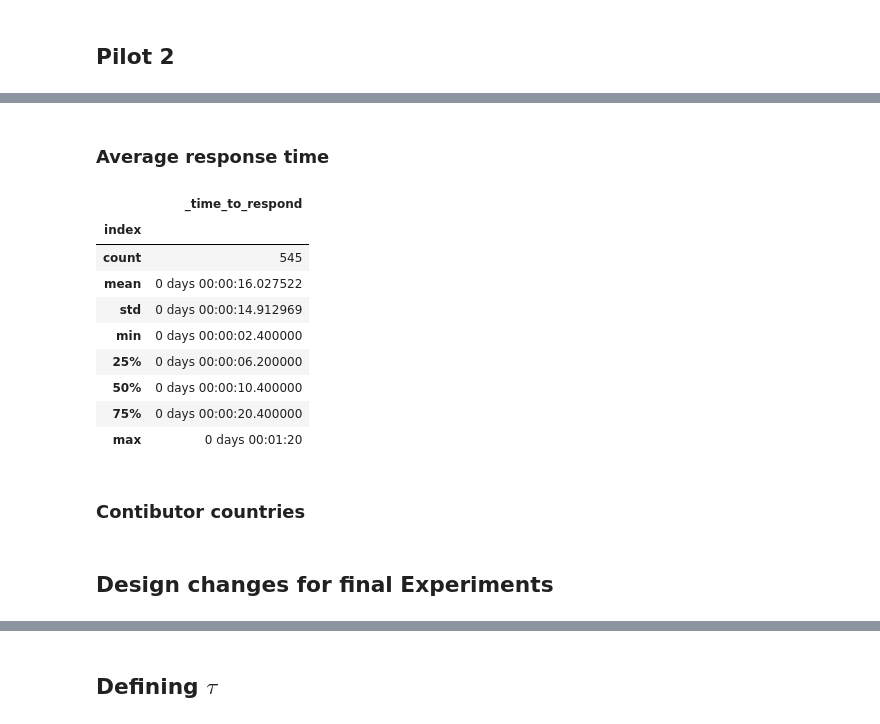
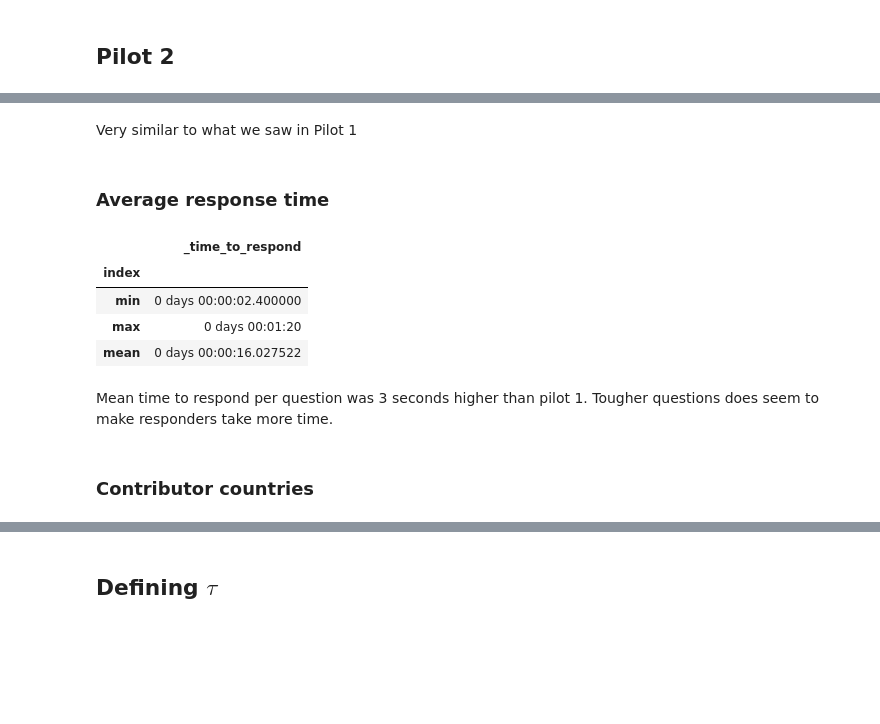
Before and after one commit to smferro54/W241_Final_Project, a Jupyter notebook: Final Project W241.ipynb, the cells around one changed output, grey strips where cells are left out. Cells and saved outputs as stored; diff of their text form; code cells hidden in the pictures; blank space fills up the shorter version.

Commit message:
Pilot2 write up and other screenshots

```diff
--- a/Final Project W241.ipynb
+++ b/Final Project W241.ipynb
@@ -162,20 +176,17 @@ len(second_pilot._worker_id.unique())
+# %% [markdown]
+Very similar to what we saw in Pilot 1
 # %% [markdown]
 ### Average response time
 # %%
 second_pilot['_time_to_respond'] = (second_pilot._created_at.apply(lambda x: datetime.strptime(x, "%m/%d/%Y %H:%M:%S"))-second_pilot._started_at.apply(lambda x: datetime.strptime(x, "%m/%d/%Y %H:%M:%S")))/5
-second_pilot['_time_to_respond'].describe().reset_index().set_index('index')
+second_pilot['_time_to_respond'].describe().reset_index().set_index('index').loc[['min', 'max', 'mean']]
 # %% [output]
 |  | _time_to_respond |
 | index |  |
-| count | 545 |
+| min | 0 days 00:00:02.400000 |
+| max | 0 days 00:01:20 |
 | mean | 0 days 00:00:16.027522 |
-| std | 0 days 00:00:14.912969 |
-| min | 0 days 00:00:02.400000 |
-| 25% | 0 days 00:00:06.200000 |
-| 50% | 0 days 00:00:10.400000 |
-| 75% | 0 days 00:00:20.400000 |
-| max | 0 days 00:01:20 |
+# %% [markdown]
+Mean time to respond per question was 3 seconds higher than pilot 1. Tougher questions does seem to make responders take more time.
 # %% [markdown]
-### Contibutor countries
+### Contributor countries
-# %% [markdown]
-## Design changes for final Experiments
```
Also changed, not shown: parts of 34 cells of this notebook, 6 other files.
